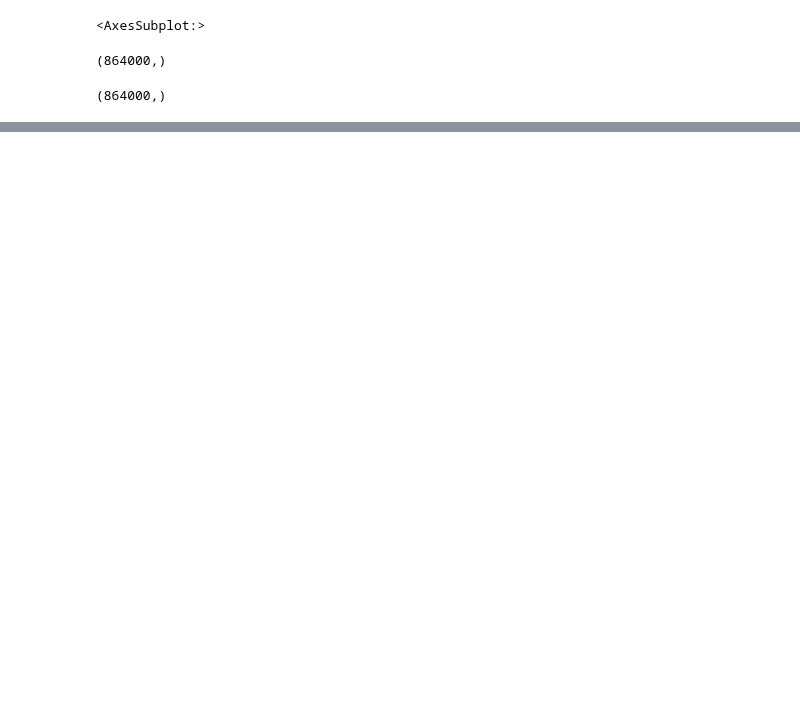
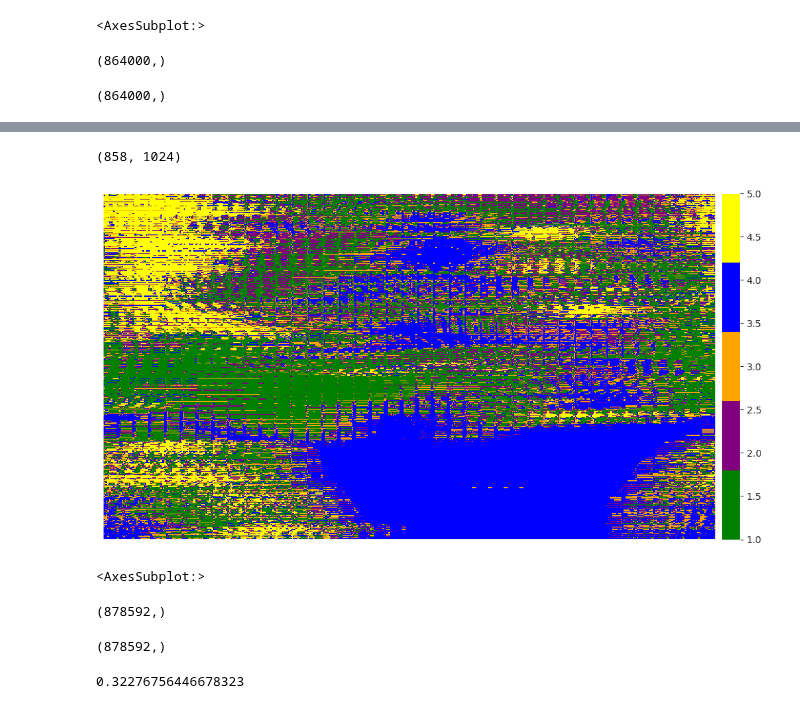
Before and after one commit to angpysha/Satellite_Imagery_Analysis, a Jupyter notebook: Classification/2d_way_2.ipynb, the cells around one changed output, grey strips where cells are left out. Cells and saved outputs as stored; diff of their text form; code cells hidden in the pictures; blank space fills up the shorter version.

```diff
--- a/Classification/2d_way_2.ipynb
+++ b/Classification/2d_way_2.ipynb
@@ -443,0 +492,2 @@ accuracy_score(y_data_test2, pred_vec)
+# %%
+prediction2 = model_new.predict(x_r_2,batch_size=32)
@@ -443,0 +496,27 @@ accuracy_score(y_data_test2, pred_vec)
+# %%
+pred_cat2 = np.argmax(prediction2,axis=2)
+pred_cat2.shape
+# %% [output]
+(858, 1024)
+# %%
+pred_pxl2 = pred_cat2.reshape(res1, res2)
+# %%
+ep.plot_bands(pred_pxl2,
+              cmap=ListedColormap(['green', 'purple', 'orange', 'blue', 'yellow']))
+# %% [output]
+[figure, added]
+<AxesSubplot:>
+# %%
+pred_vec2 = pred_cat2.reshape(-1)
+pred_vec2.shape
+# %% [output]
+(878592,)
+# %%
+y_data_test3 = y_data_test[0:res1,0:res2].reshape(-1)
+y_data_test3.shape
+# %% [output]
+(878592,)
+# %%
+accuracy_score(y_data_test3, pred_vec2)
+# %% [output]
+0.32276756446678323
```
Also changed, not shown: parts of 39 cells of this notebook, 4 other files.
